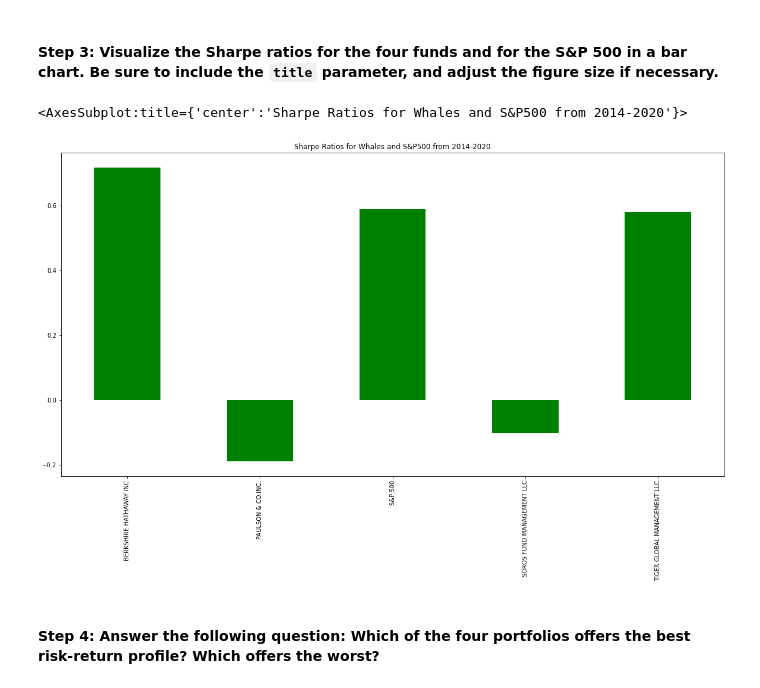
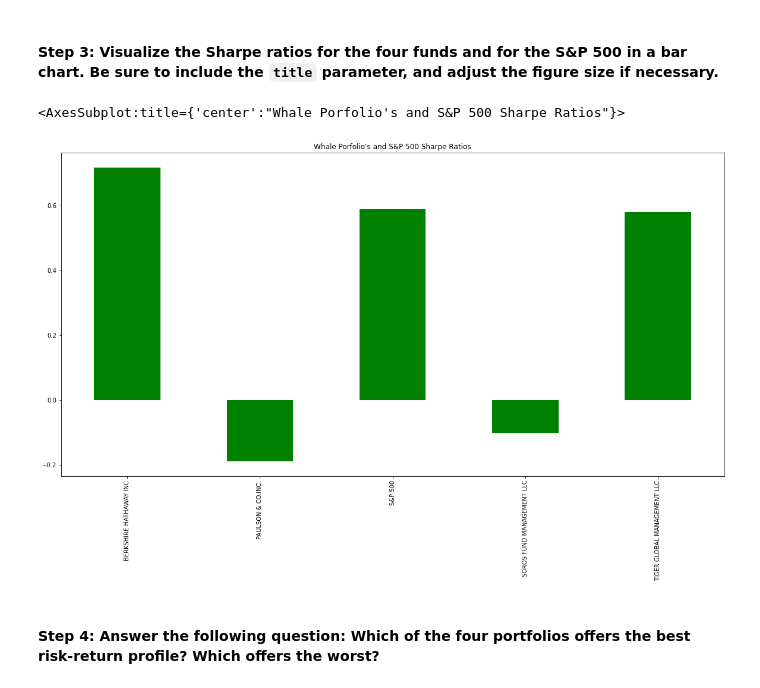
Before and after one commit to Kevinator9000/fintech_challenge_4, a Jupyter notebook: risk_return_analysis.ipynb, the cells around one changed output. Cells and saved outputs as stored; diff of their text form; code cells hidden in the pictures.

```diff
--- a/risk_return_analysis.ipynb
+++ b/risk_return_analysis.ipynb
@@ -358,11 +358,11 @@ dtype: float64
 # %%
 # Visualize the Sharpe ratios as a bar chart
 # Include a title parameter and adjust the figure size
 
-annualized_sharpe_ratio.plot.bar(figsize=(20,10), title="Sharpe Ratios for Whales and S&P500 from 2014-2020", color="green")
+annualized_sharpe_ratio.plot.bar(figsize=(20,10), title="Whale Porfolio's and S&P 500 Sharpe Ratios", color="green")
 # %% [output]
-<AxesSubplot:title={'center':'Sharpe Ratios for Whales and S&P500 from 2014-2020'}>
+<AxesSubplot:title={'center':"Whale Porfolio's and S&P 500 Sharpe Ratios"}>
-[figure, old version]
+[figure, new version]
 # %% [markdown]
 #### Step 4: Answer the following question: Which of the four portfolios offers the best risk-return profile? Which offers the worst?
 # %% [markdown]
```
Also changed, not shown: parts of 7 cells of this notebook, 10 other files.
